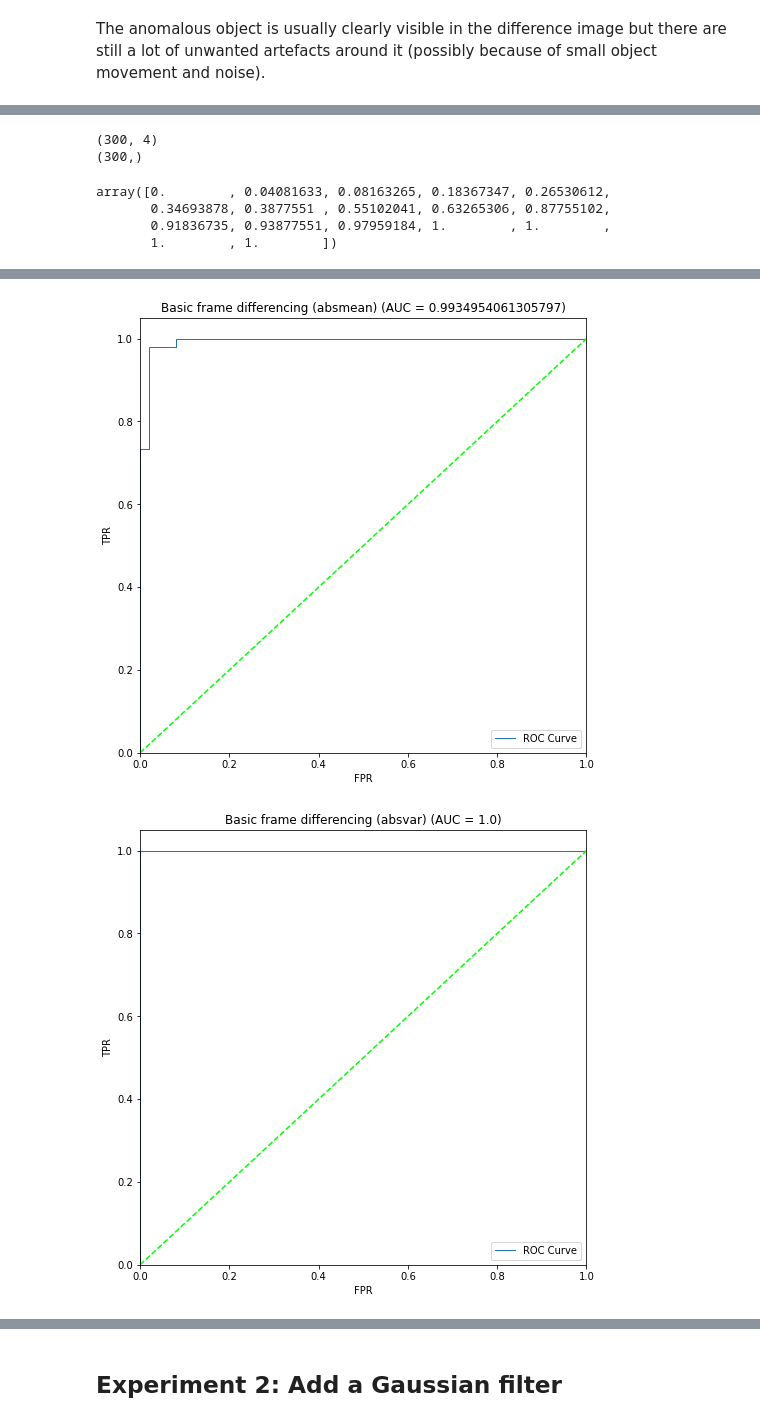
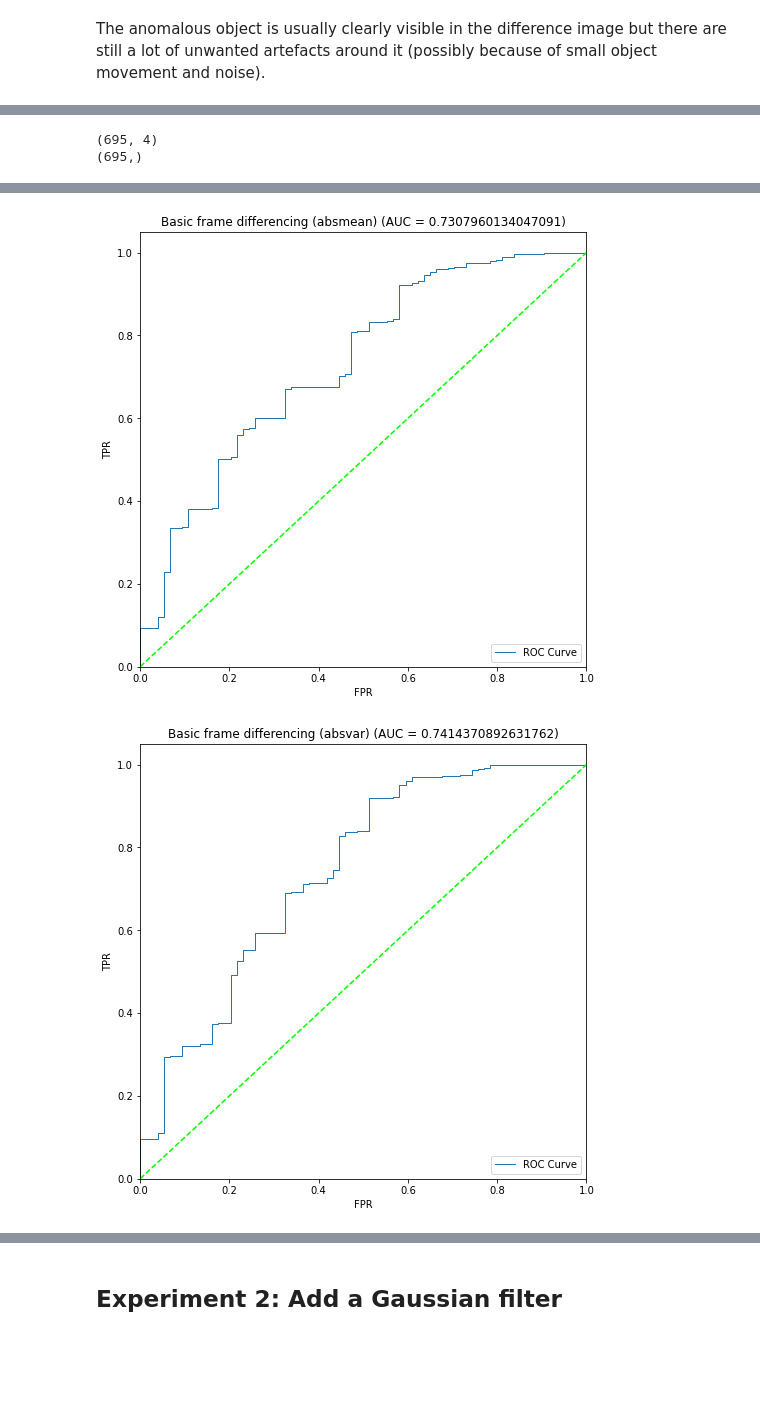
Before and after one commit to kleincode/camera-trap-anomaly-detection, a Jupyter notebook: approach1a_basic_frame_differencing.ipynb, the cells around one changed output, grey strips where cells are left out. Saved outputs shown, nothing was run; the diff lists cells and outputs as text; code cells hidden in the pictures; blank space fills up the shorter version.

Commit message:
quick labeling, more plots

```diff
--- a/approach1a_basic_frame_differencing.ipynb
+++ b/approach1a_basic_frame_differencing.ipynb
@@ -34,5 +34,5 @@ from py.ImageClassifier import AbstractImageClassifier
 DIR = './ResizedSessions_NoBackup' # dataset directory
 
 ds = Dataset(DIR)
-session = ds.create_session("marten_01")
+session = ds.create_session("beaver_01")
 # %% [output]
@@ -155,18 +150,12 @@ print(X.shape)
 y = np.concatenate([-np.ones((y_norm.shape[0])), np.ones((y_anom.shape[0]))])
 print(y.shape)
 # %% [output]
-(300, 4)
-(300,)
+(695, 4)
+(695,)
-# %%
-tpr
-# %% [output]
-array([0.        , 0.04081633, 0.08163265, 0.18367347, 0.26530612,
-       0.34693878, 0.3877551 , 0.55102041, 0.63265306, 0.87755102,
-       0.91836735, 0.93877551, 0.97959184, 1.        , 1.        ,
-       1.        , 1.        ])
 # %%
 vals = ["absmean", "absvar", "sqmean", "sqvar"]
 for i in range(4):
     fpr, tpr, thresholds, auc_score = plot_roc_curve(y, X[:,i], f"Basic frame differencing ({vals[i]})", savefile=f"plots/approach1a/roc_curves/{session.name}_{vals[i]}", show=False)
+    get_percentiles(fpr, tpr, thresholds)
     print(f"{vals[i]} auc={auc_score}")
 # %% [output]
@@ -177,2 +182,2 @@ sqvar auc=1.0
-[figure, old version]
+[figure, new version]
-[figure, old version]
+[figure, new version]
```
Also changed, not shown: parts of 8 cells of this notebook, 40 other files.
